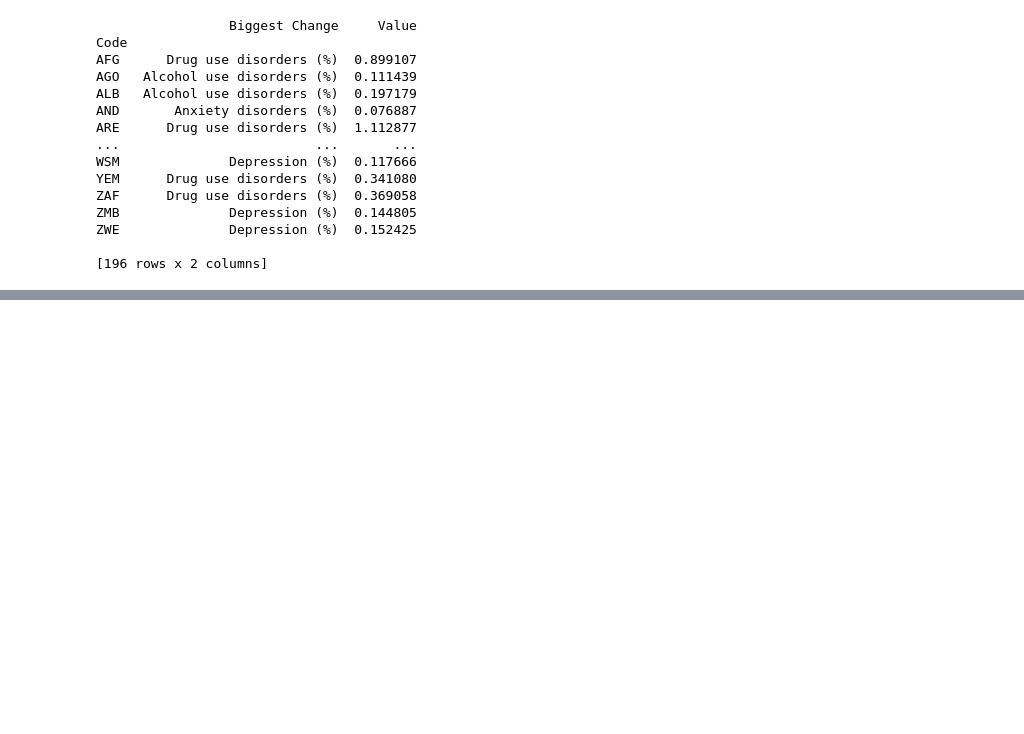
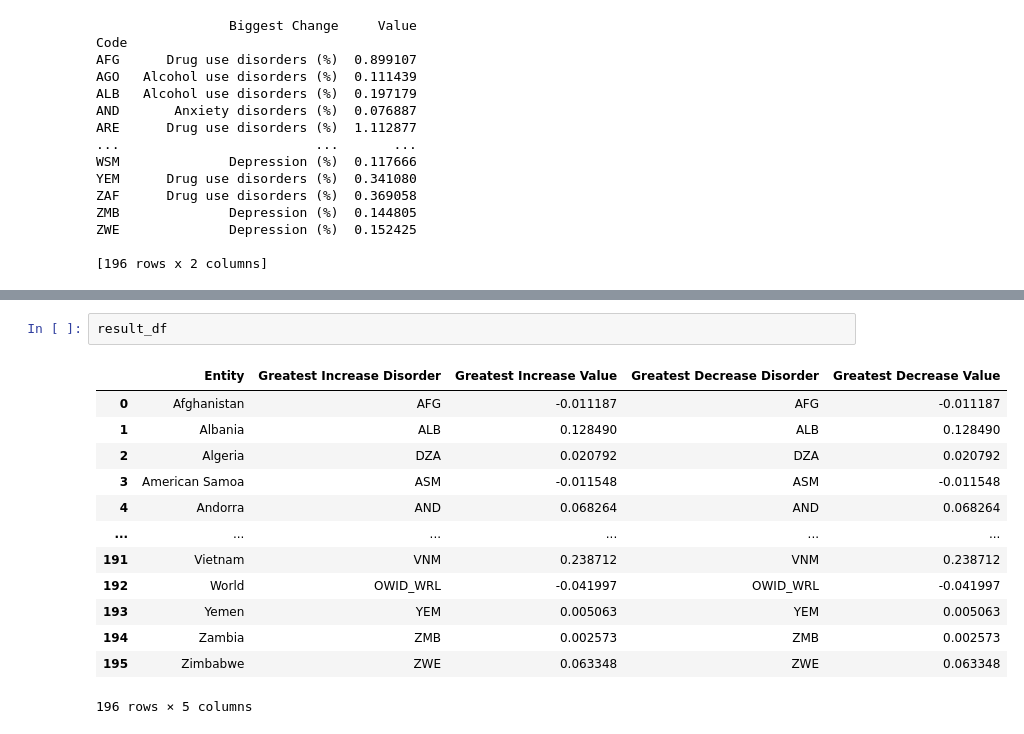
Before and after one commit to supernauth/mental_health_disorder, a Jupyter notebook: mental_health_disorder.ipynb, the cells around one changed output, grey strips where cells are left out. Saved outputs shown, nothing was run; the diff lists cells and outputs as text; blank space fills up the shorter version.

```diff
--- a/mental_health_disorder.ipynb
+++ b/mental_health_disorder.ipynb
@@ -283,0 +409,16 @@ plt.show()
+# %%
+result_df
+# %% [output]
+|  | Entity | Greatest Increase Disorder | Greatest Increase Value | Greatest Decrease Disorder | Greatest Decrease Value |
+| 0 | Afghanistan | AFG | -0.011187 | AFG | -0.011187 |
+| 1 | Albania | ALB | 0.128490 | ALB | 0.128490 |
+| 2 | Algeria | DZA | 0.020792 | DZA | 0.020792 |
+| 3 | American Samoa | ASM | -0.011548 | ASM | -0.011548 |
+| 4 | Andorra | AND | 0.068264 | AND | 0.068264 |
+| ... | ... | ... | ... | ... | ... |
+| 191 | Vietnam | VNM | 0.238712 | VNM | 0.238712 |
+| 192 | World | OWID_WRL | -0.041997 | OWID_WRL | -0.041997 |
+| 193 | Yemen | YEM | 0.005063 | YEM | 0.005063 |
+| 194 | Zambia | ZMB | 0.002573 | ZMB | 0.002573 |
+| 195 | Zimbabwe | ZWE | 0.063348 | ZWE | 0.063348 |
+196 rows × 5 columns
```
Also changed, not shown: parts of 6 cells of this notebook, 1 other file.
